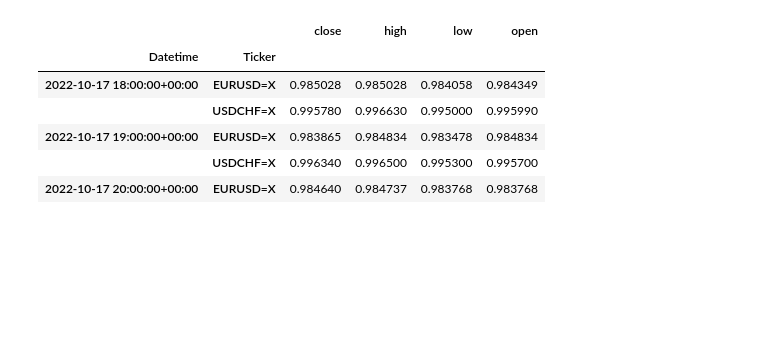
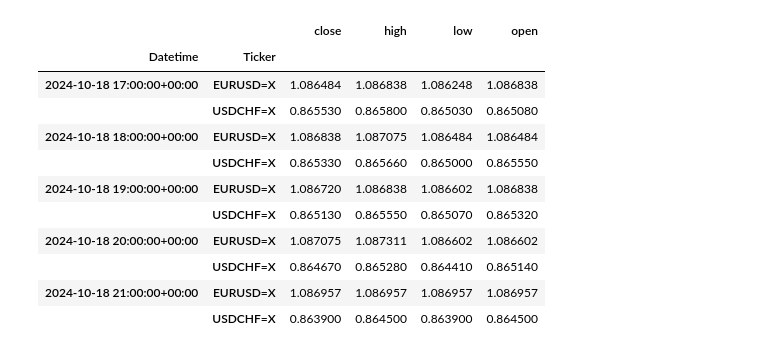
Before and after one commit to mod7ex/correlation, a Jupyter notebook: index.ipynb, the cells around one changed output. Cells and saved outputs as stored; diff of their text form; code cells hidden in the pictures; blank space fills up the shorter version.

```diff
--- a/index.ipynb
+++ b/index.ipynb
@@ -40,17 +39,24 @@ def load_ticker_data():
     _df.columns = _df.columns.str.lower()
 
     return _df
-# %%
-df = load_ticker_data()
-
-df.head()
-# %% [output]
-|  |  | close | high | low | open |
-| Datetime | Ticker |  |  |  |  |
-| 2022-10-17 18:00:00+00:00 | EURUSD=X | 0.985028 | 0.985028 | 0.984058 | 0.984349 |
-|  | USDCHF=X | 0.995780 | 0.996630 | 0.995000 | 0.995990 |
-| 2022-10-17 19:00:00+00:00 | EURUSD=X | 0.983865 | 0.984834 | 0.983478 | 0.984834 |
-|  | USDCHF=X | 0.996340 | 0.996500 | 0.995300 | 0.995700 |
-| 2022-10-17 20:00:00+00:00 | EURUSD=X | 0.984640 | 0.984737 | 0.983768 | 0.983768 |
+# %%
+df = load_data()
+
+# # df = df.unstack()
+
+df.tail(10)
+# %% [output]
+|  |  | close | high | low | open |
+| Datetime | Ticker |  |  |  |  |
+| 2024-10-18 17:00:00+00:00 | EURUSD=X | 1.086484 | 1.086838 | 1.086248 | 1.086838 |
+|  | USDCHF=X | 0.865530 | 0.865800 | 0.865030 | 0.865080 |
+| 2024-10-18 18:00:00+00:00 | EURUSD=X | 1.086838 | 1.087075 | 1.086484 | 1.086484 |
+|  | USDCHF=X | 0.865330 | 0.865660 | 0.865000 | 0.865550 |
+| 2024-10-18 19:00:00+00:00 | EURUSD=X | 1.086720 | 1.086838 | 1.086602 | 1.086838 |
+|  | USDCHF=X | 0.865130 | 0.865550 | 0.865070 | 0.865320 |
+| 2024-10-18 20:00:00+00:00 | EURUSD=X | 1.087075 | 1.087311 | 1.086602 | 1.086602 |
+|  | USDCHF=X | 0.864670 | 0.865280 | 0.864410 | 0.865140 |
+| 2024-10-18 21:00:00+00:00 | EURUSD=X | 1.086957 | 1.086957 | 1.086957 | 1.086957 |
+|  | USDCHF=X | 0.863900 | 0.864500 | 0.863900 | 0.864500 |
 # %%
 # bool_df = df.isna()
```
Also changed, not shown: parts of 8 cells of this notebook.
